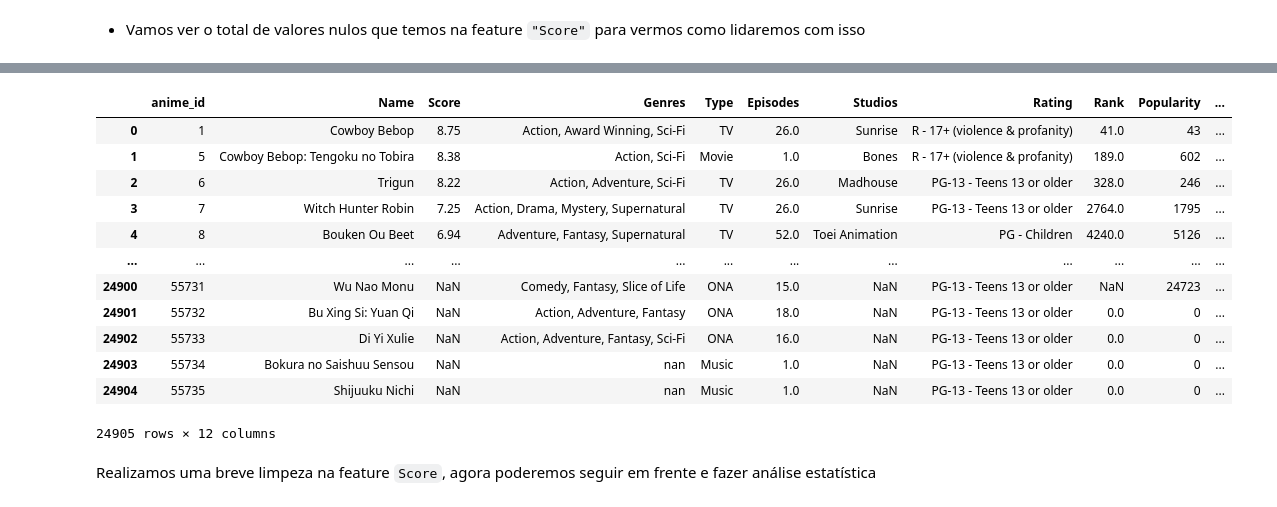
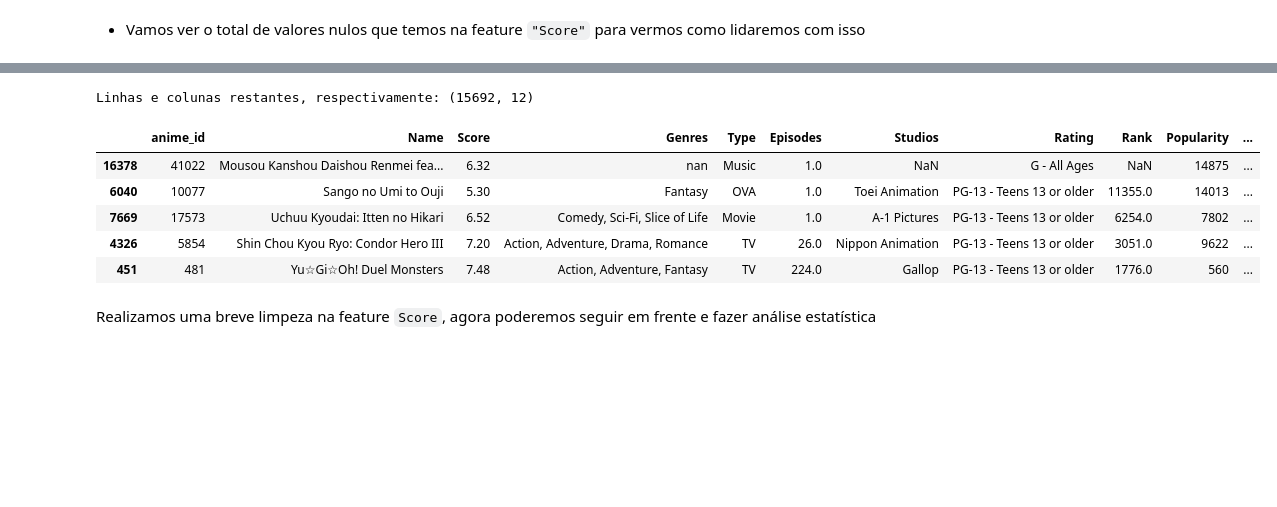
Before and after one commit to guievbs/anime-insights, a Jupyter notebook: notebooks/analise.ipynb, the cells around one changed output, grey strips where cells are left out. Drawn from its saved outputs; the diff is of its cells as text; code cells hidden in the pictures; blank space fills up the shorter version.

```diff
--- a/notebooks/analise.ipynb
+++ b/notebooks/analise.ipynb
@@ -151,7 +121,5 @@ df
 # %%
-cols = ['anime_id', 'Score', 'Episodes', 'Name', 'Type', 'Studios', 'Rating', 'Rank', 'Popularity', 'Scored By','Favorites']
+cols = df.columns
 
 for c in cols:
     df[c] = df[c].replace('UNKNOWN', np.nan)
-    nulos = df[c].isnull().sum()
-    print(f'Total de valores nulos em {c}: {nulos}')
@@ -175,4 +130,4 @@ df['Score'] = df['Score'].astype('float')
 df['Scored By'] = df['Scored By'].astype('float')
 df['Episodes'] = df['Episodes'].astype('float')
 df['Rank'] = df['Rank'].astype('float')
-#df['Genres'] = df['Genres'].astype('str')
+df['Genres'] = df['Genres'].astype('str')
@@ -289,6 +298,6 @@ plt.show()
 # %%
 # Filtro que separa os elementos nulos
-filtro = (df['Score'] == 'UNKNOWN')
+filtro = df['Score'].isna()
 df[filtro]
 # %% [output]
 |  | anime_id | Name | Score | Genres | Type | Episodes | Studios | Rating | Rank | Popularity | ... |
@@ -299,21 +320,16 @@ df[filtro]
 # %%
 # Excluindo as linhas que atendem ao filtro
 df = df.drop(df[filtro].index)
-df
+print(f'Linhas e colunas restantes, respectivamente: {df.shape}')
+df.sample(5)
 # %% [output]
+Linhas e colunas restantes, respectivamente: (15692, 12)
 |  | anime_id | Name | Score | Genres | Type | Episodes | Studios | Rating | Rank | Popularity | ... |
-| 0 | 1 | Cowboy Bebop | 8.75 | Action, Award Winning, Sci-Fi | TV | 26.0 | Sunrise | R - 17+ (violence & profanity) | 41.0 | 43 | ... |
-| 1 | 5 | Cowboy Bebop: Tengoku no Tobira | 8.38 | Action, Sci-Fi | Movie | 1.0 | Bones | R - 17+ (violence & profanity) | 189.0 | 602 | ... |
-| 2 | 6 | Trigun | 8.22 | Action, Adventure, Sci-Fi | TV | 26.0 | Madhouse | PG-13 - Teens 13 or older | 328.0 | 246 | ... |
-| 3 | 7 | Witch Hunter Robin | 7.25 | Action, Drama, Mystery, Supernatural | TV | 26.0 | Sunrise | PG-13 - Teens 13 or older | 2764.0 | 1795 | ... |
-| 4 | 8 | Bouken Ou Beet | 6.94 | Adventure, Fantasy, Supernatural | TV | 52.0 | Toei Animation | PG - Children | 4240.0 | 5126 | ... |
-| ... | ... | ... | ... | ... | ... | ... | ... | ... | ... | ... | ... |
-| 24900 | 55731 | Wu Nao Monu | NaN | Comedy, Fantasy, Slice of Life | ONA | 15.0 | NaN | PG-13 - Teens 13 or older | NaN | 24723 | ... |
-| 24901 | 55732 | Bu Xing Si: Yuan Qi | NaN | Action, Adventure, Fantasy | ONA | 18.0 | NaN | PG-13 - Teens 13 or older | 0.0 | 0 | ... |
-| 24902 | 55733 | Di Yi Xulie | NaN | Action, Adventure, Fantasy, Sci-Fi | ONA | 16.0 | NaN | PG-13 - Teens 13 or older | 0.0 | 0 | ... |
-| 24903 | 55734 | Bokura no Saishuu Sensou | NaN | nan | Music | 1.0 | NaN | PG-13 - Teens 13 or older | 0.0 | 0 | ... |
-| 24904 | 55735 | Shijuuku Nichi | NaN | nan | Music | 1.0 | NaN | PG-13 - Teens 13 or older | 0.0 | 0 | ... |
+| 16378 | 41022 | Mousou Kanshou Daishou Renmei fea... | 6.32 | nan | Music | 1.0 | NaN | G - All Ages | NaN | 14875 | ... |
+| 6040 | 10077 | Sango no Umi to Ouji | 5.30 | Fantasy | OVA | 1.0 | Toei Animation | PG-13 - Teens 13 or older | 11355.0 | 14013 | ... |
+| 7669 | 17573 | Uchuu Kyoudai: Itten no Hikari | 6.52 | Comedy, Sci-Fi, Slice of Life | Movie | 1.0 | A-1 Pictures | PG-13 - Teens 13 or older | 6254.0 | 7802 | ... |
+| 4326 | 5854 | Shin Chou Kyou Ryo: Condor Hero III | 7.20 | Action, Adventure, Drama, Romance | TV | 26.0 | Nippon Animation | PG-13 - Teens 13 or older | 3051.0 | 9622 | ... |
+| 451 | 481 | Yu☆Gi☆Oh! Duel Monsters | 7.48 | Action, Adventure, Fantasy | TV | 224.0 | Gallop | PG-13 - Teens 13 or older | 1776.0 | 560 | ... |
-24905 rows × 12 columns
 # %% [markdown]
 Realizamos uma breve limpeza na feature `Score`, agora poderemos seguir em frente e fazer análise estatística
 # %%
```
Also changed, not shown: parts of 25 cells of this notebook.
